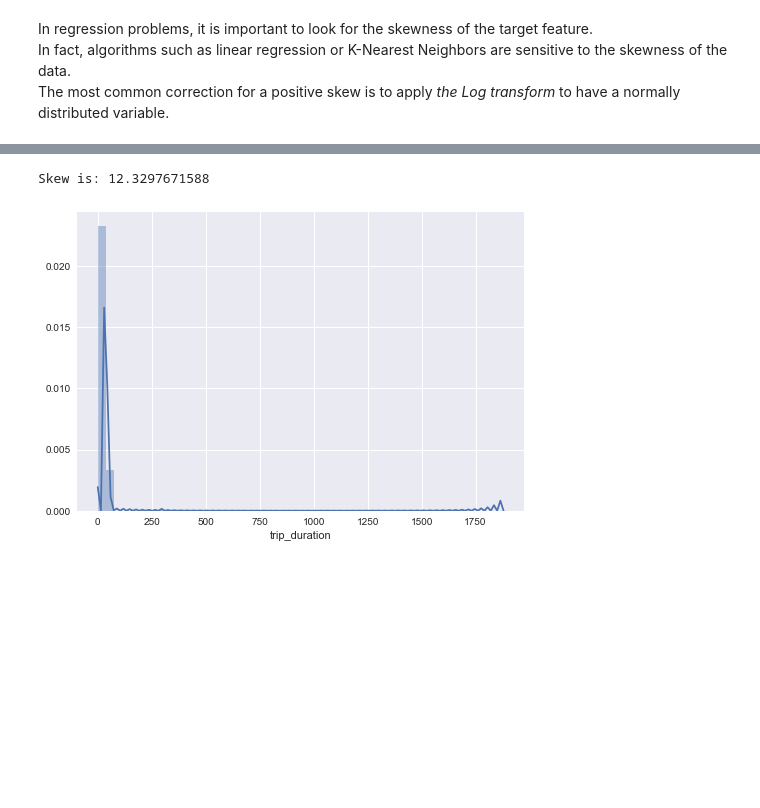
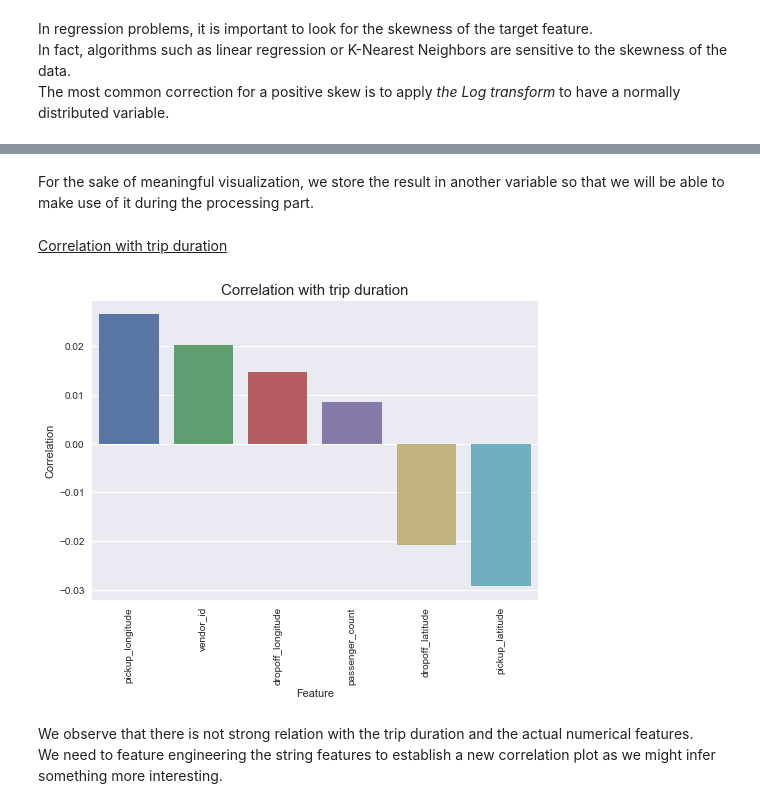
Before and after one commit to MelanVijayaratnam/Kaggle-nb, a Jupyter notebook: Taxi/Taxi.ipynb, the cells around one changed output, grey strips where cells are left out. Saved outputs shown, nothing was run; the diff lists cells and outputs as text; code cells hidden in the pictures; blank space fills up the shorter version.

```diff
--- a/Taxi/Taxi.ipynb
+++ b/Taxi/Taxi.ipynb
@@ -125,8 +127,20 @@ Skew is: -0.340704230448
-# %%
-target = np.sqrt(train_df['trip_duration'])
-print("Skew is:", target.skew())
-sns.distplot(target)
-plt.show()
-# %% [output]
-Skew is: 12.3297671588
-[figure, removed]
+# %% [markdown]
+For the sake of meaningful visualization, we store the result in another variable so that we will be able to make use of it during the processing part.
+# %% [markdown]
+<u>Correlation with trip duration</u>
+# %%
+corr = train_df.drop(['id'], axis=1).corr()
+corr_df = pd.DataFrame(corr['trip_duration'].sort_values(ascending=False))[1:]
+corr_df.columns = ['Correlation']
+corr_df.index.name = 'Feature'
+
+ax = sns.barplot(x=corr_df.index, y='Correlation', data=corr_df)
+ax.set(ylabel='Correlation')
+plt.xticks(rotation=90)
+plt.title('Correlation with trip duration', size=15)
+plt.show()
+# %% [output]
+[figure, added]
+# %% [markdown]
+We observe that there is not strong relation with the trip duration and the actual numerical features. <br>
+We need to feature engineering the string features to establish a new correlation plot as we might infer something more interesting.
```
Also changed, not shown: parts of 2 cells of this notebook.
